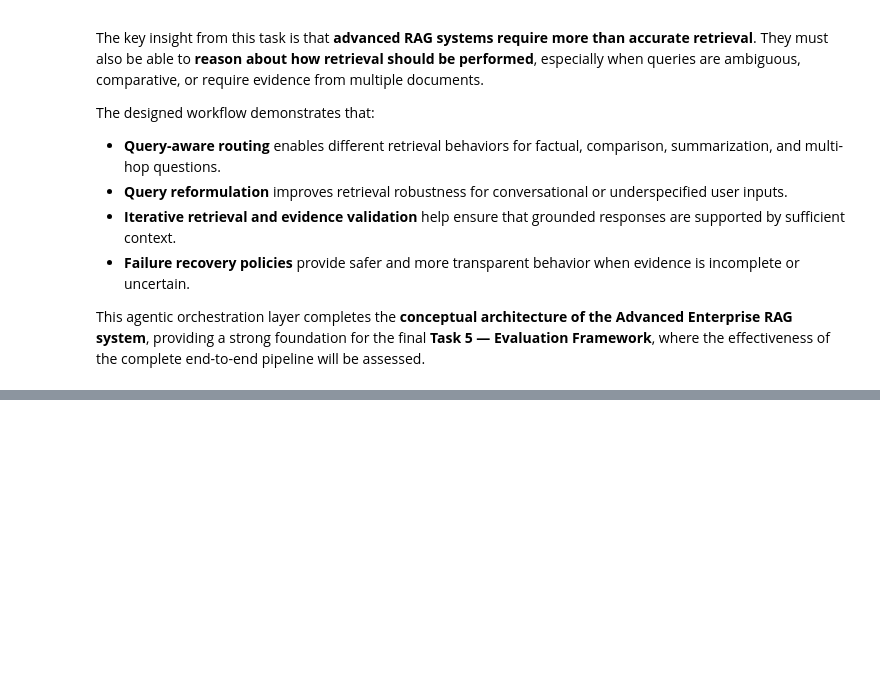
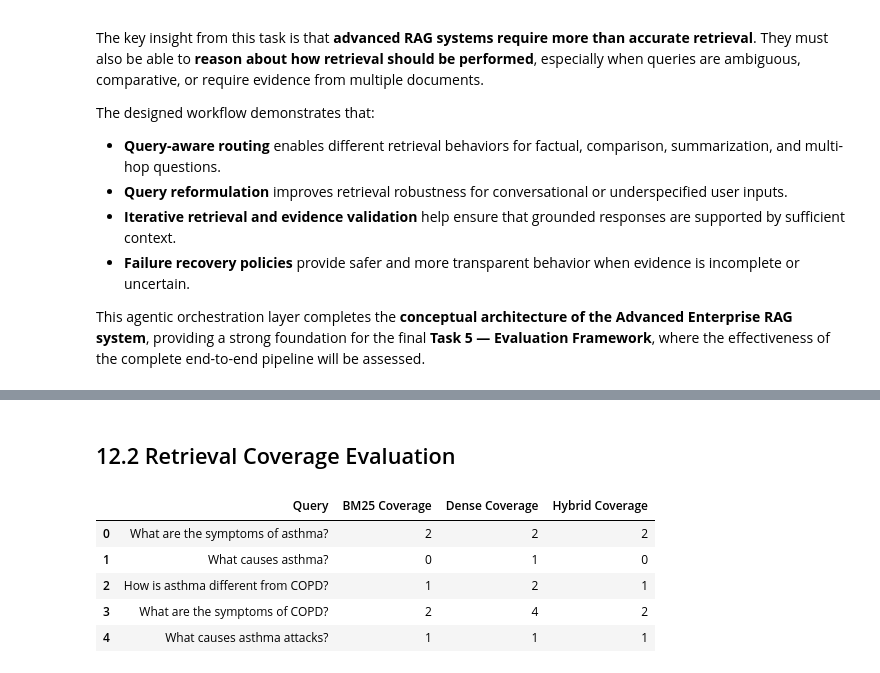
Before and after one commit to 2024ad05357/advanced-rag-enterprise, a Jupyter notebook: Advanced_Enterprise_RAG_Assignment.ipynb, the cells around one changed output, grey strips where cells are left out. Drawn from its saved outputs; the diff is of its cells as text; code cells hidden in the pictures; blank space fills up the shorter version.

```diff
--- a/Advanced_Enterprise_RAG_Assignment.ipynb
+++ b/Advanced_Enterprise_RAG_Assignment.ipynb
@@ -1657,0 +1708,47 @@ This agentic orchestration layer completes the **conceptual architecture of the
+# %% [markdown]
+## 12.2 Retrieval Coverage Evaluation
+# %%
+# ------------------------------------------------------------
+# Retrieval coverage evaluation
+# ------------------------------------------------------------
+
+def keyword_coverage(text, keywords):
+    text_lower = str(text).lower()
+    matches = [k for k in keywords if k.lower() in text_lower]
+    return len(matches), matches
+
+
+retrieval_results = []
+
+for item in evaluation_queries:
+    query = item["query"]
+    expected = item["expected_keywords"]
+
+    # BM25
+    bm25_top = bm25_retrieve(query, top_k=1)[0]["chunk_text"]
+    bm25_score, bm25_matches = keyword_coverage(bm25_top, expected)
+
+    # Dense
+    dense_top = dense_retrieve(query, top_k=1)[0]["chunk_text"]
+    dense_score, dense_matches = keyword_coverage(dense_top, expected)
+
+    # Hybrid
+    hybrid_top = hybrid_retrieve(query, top_k=1)[0]["chunk_text"]
+    hybrid_score, hybrid_matches = keyword_coverage(hybrid_top, expected)
+
+    retrieval_results.append({
+        "Query": query,
+        "BM25 Coverage": bm25_score,
+        "Dense Coverage": dense_score,
+        "Hybrid Coverage": hybrid_score
+    })
+
+retrieval_eval_df = pd.DataFrame(retrieval_results)
+display(retrieval_eval_df)
+# %% [output]
+|  | Query | BM25 Coverage | Dense Coverage | Hybrid Coverage |
+| 0 | What are the symptoms of asthma? | 2 | 2 | 2 |
+| 1 | What causes asthma? | 0 | 1 | 0 |
+| 2 | How is asthma different from COPD? | 1 | 2 | 1 |
+| 3 | What are the symptoms of COPD? | 2 | 4 | 2 |
+| 4 | What causes asthma attacks? | 1 | 1 | 1 |
```
Also changed, not shown: parts of 22 cells of this notebook.
